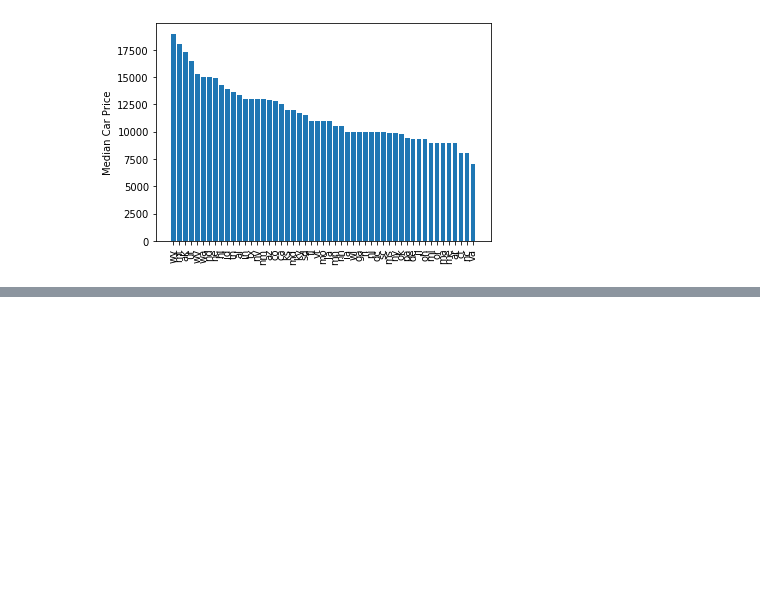
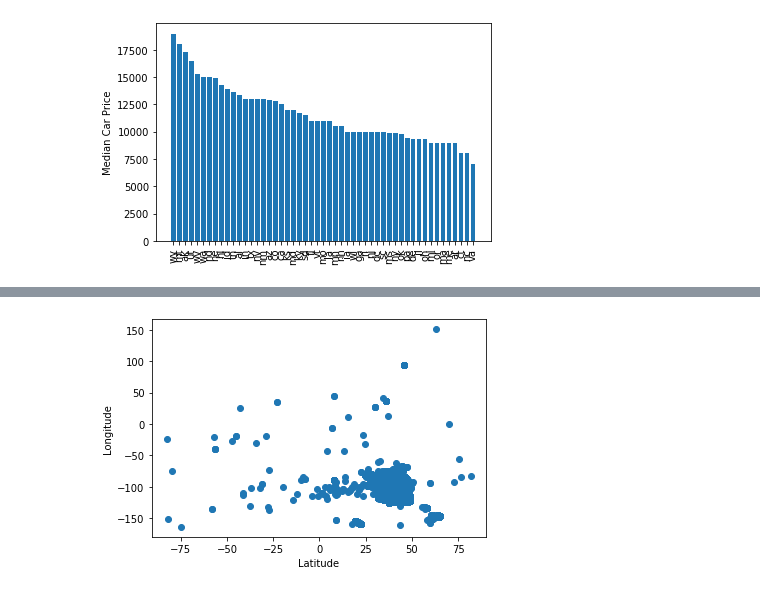
Before and after one commit to ixiaopan/GroupWork, a Jupyter notebook: DataMining/Cars_Matt.ipynb, the cells around one changed output, grey strips where cells are left out. Saved outputs shown, nothing was run; the diff lists cells and outputs as text; code cells hidden in the pictures; blank space fills up the shorter version.

```diff
--- a/DataMining/Cars_Matt.ipynb
+++ b/DataMining/Cars_Matt.ipynb
@@ -540,0 +559,7 @@ plt.show()
+# %%
+plt.scatter(cars.lat, cars.long)
+plt.xlabel('Latitude')
+plt.ylabel('Longitude')
+plt.show()
+# %% [output]
+[figure, added]
```
Also changed, not shown: parts of 10 cells of this notebook, 1 other file.
